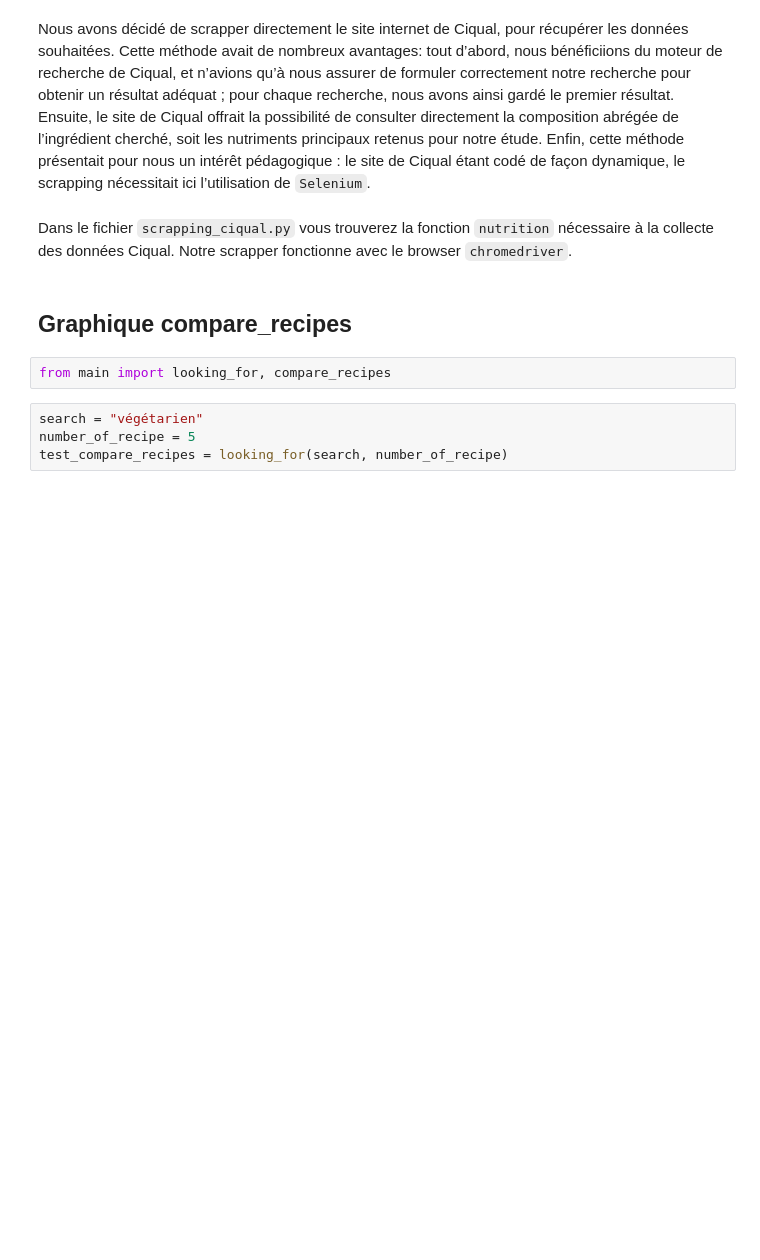
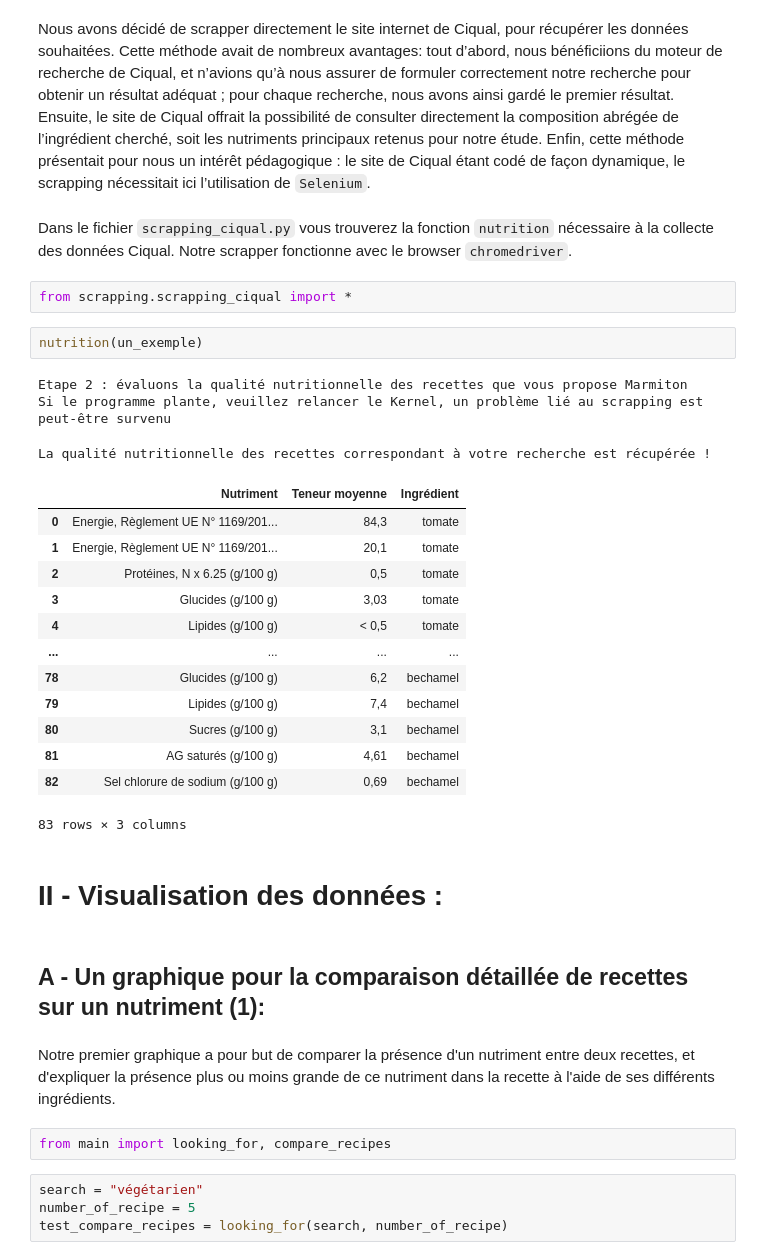
Before and after one commit to MarieOliveThaury/Marmiton_Ciqual, a Jupyter notebook: useful_notebook.ipynb, the cells around one changed output. Cells and saved outputs as stored; diff of their text form; blank space fills up the shorter version.

```diff
--- a/useful_notebook.ipynb
+++ b/useful_notebook.ipynb
@@ -75,8 +91,33 @@ Une fois les données de Marmiton obtenues, notre objectif était de croiser ces
 Nous avons décidé de scrapper directement le site internet de Ciqual, pour récupérer les données souhaitées. Cette méthode avait de nombreux avantages: tout d’abord, nous bénéficiions du moteur de recherche de Ciqual, et n’avions qu’à nous assurer de formuler correctement notre recherche pour obtenir un résultat adéquat ; pour chaque recherche, nous avons ainsi gardé le premier résultat. Ensuite, le site de Ciqual offrait la possibilité de consulter directement la composition abrégée de l’ingrédient cherché, soit les nutriments principaux retenus pour notre étude. Enfin, cette méthode présentait pour nous un intérêt pédagogique : le site de Ciqual étant codé de façon dynamique, le scrapping nécessitait ici l’utilisation de `Selenium`.
 # %% [markdown]
 Dans le fichier `scrapping_ciqual.py` vous trouverez la fonction `nutrition` nécessaire à la collecte des données Ciqual. Notre scrapper fonctionne avec le browser `chromedriver`.
+# %%
+from scrapping.scrapping_ciqual import *
+# %%
+nutrition(un_exemple)
+# %% [output]
+Etape 2 : évaluons la qualité nutritionnelle des recettes que vous propose Marmiton
+Si le programme plante, veuillez relancer le Kernel, un problème lié au scrapping est peut-être survenu
+La qualité nutritionnelle des recettes correspondant à votre recherche est récupérée !
+|  | Nutriment | Teneur moyenne | Ingrédient |
+| 0 | Energie, Règlement UE N° 1169/201... | 84,3 | tomate |
+| 1 | Energie, Règlement UE N° 1169/201... | 20,1 | tomate |
+| 2 | Protéines, N x 6.25 (g/100 g) | 0,5 | tomate |
+| 3 | Glucides (g/100 g) | 3,03 | tomate |
+| 4 | Lipides (g/100 g) | < 0,5 | tomate |
+| ... | ... | ... | ... |
+| 78 | Glucides (g/100 g) | 6,2 | bechamel |
+| 79 | Lipides (g/100 g) | 7,4 | bechamel |
+| 80 | Sucres (g/100 g) | 3,1 | bechamel |
+| 81 | AG saturés (g/100 g) | 4,61 | bechamel |
+| 82 | Sel chlorure de sodium (g/100 g) | 0,69 | bechamel |
+83 rows × 3 columns
+# %% [markdown]
+# II - Visualisation des données :
 # %% [markdown]
-## Graphique compare_recipes
+## A - Un graphique pour la comparaison détaillée de recettes sur un nutriment (1):
+# %% [markdown]
+Notre premier graphique a pour but de comparer la présence d'un nutriment entre deux recettes, et d'expliquer la présence plus ou moins grande de ce nutriment dans la recette à l'aide de ses différents ingrédients.
 # %%
 from main import looking_for, compare_recipes
 # %%
```
Also changed, not shown: parts of 9 cells of this notebook.
